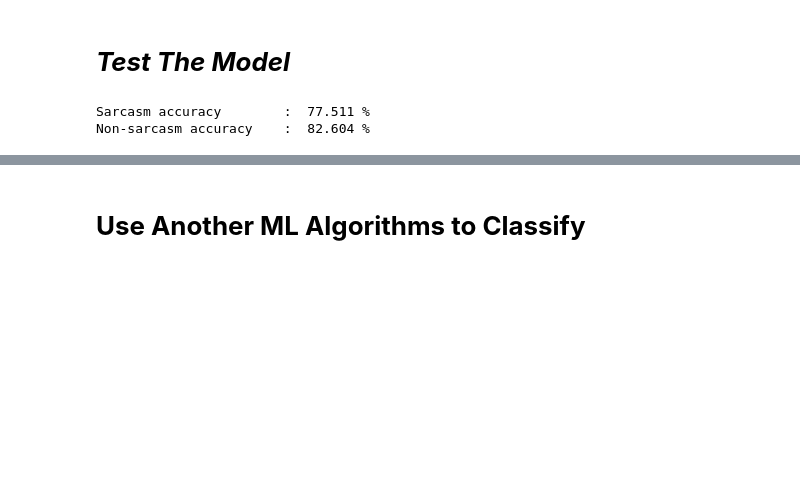
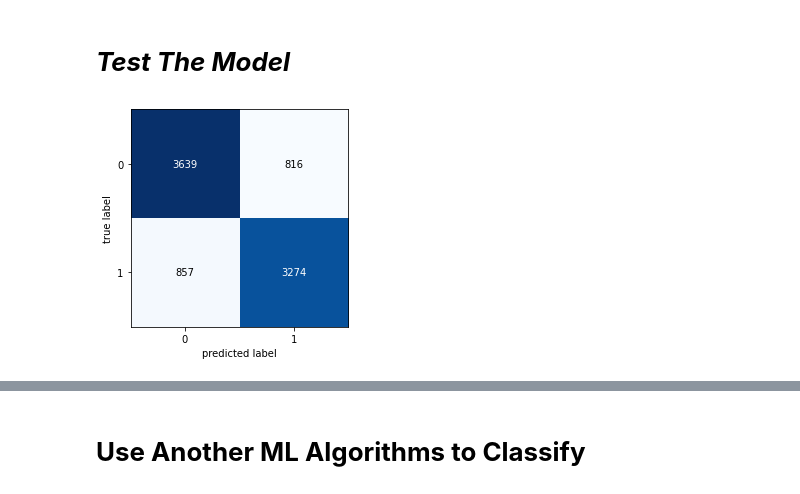
Before and after one commit to ndvinh98/CS114.K21-Machine-Learning, a Jupyter notebook: Case_Study_1_Sarcasm_Detection.ipynb, the cells around one changed output, grey strips where cells are left out. Cells and saved outputs as stored; diff of their text form; code cells hidden in the pictures; blank space fills up the shorter version.

```diff
--- a/Case_Study_1_Sarcasm_Detection.ipynb
+++ b/Case_Study_1_Sarcasm_Detection.ipynb
@@ -257,24 +279,10 @@ plt.show()
 # %% [markdown]
 # ***Test The Model***
-# %%
-pos_cnt, neg_cnt, pos_correct, neg_correct = 0, 0, 0, 0
-for x in range(len(X_test)):
-
-    result = model.predict(X_test[x].reshape(1,X_test.shape[1]),batch_size=1,verbose = 2)[0]
-
-    if np.around(result) == np.around(Y_test[x]):
-        if np.around(Y_test[x]) == 0:
-            neg_correct += 1
-        else:
-            pos_correct += 1
-
-    if np.around(Y_test[x]) == 0:
-        neg_cnt += 1
-    else:
-        pos_cnt += 1
-
-print("Sarcasm accuracy\t: ", round(pos_correct/pos_cnt*100, 3),"%")
-print("Non-sarcasm accuracy\t: ", round(neg_correct/neg_cnt*100, 3),"%")
-# %% [output]
-Sarcasm accuracy        :  77.511 %
-Non-sarcasm accuracy    :  82.604 %
+# %%
+from mlxtend.plotting import plot_confusion_matrix
+
+pred=np.around(model.predict(X_test))
+fig, ax = plot_confusion_matrix(conf_mat=confusion_matrix(Y_test,pred))
+plt.show()
+# %% [output]
+[figure, added]
```
Also changed, not shown: parts of 20 cells of this notebook.
